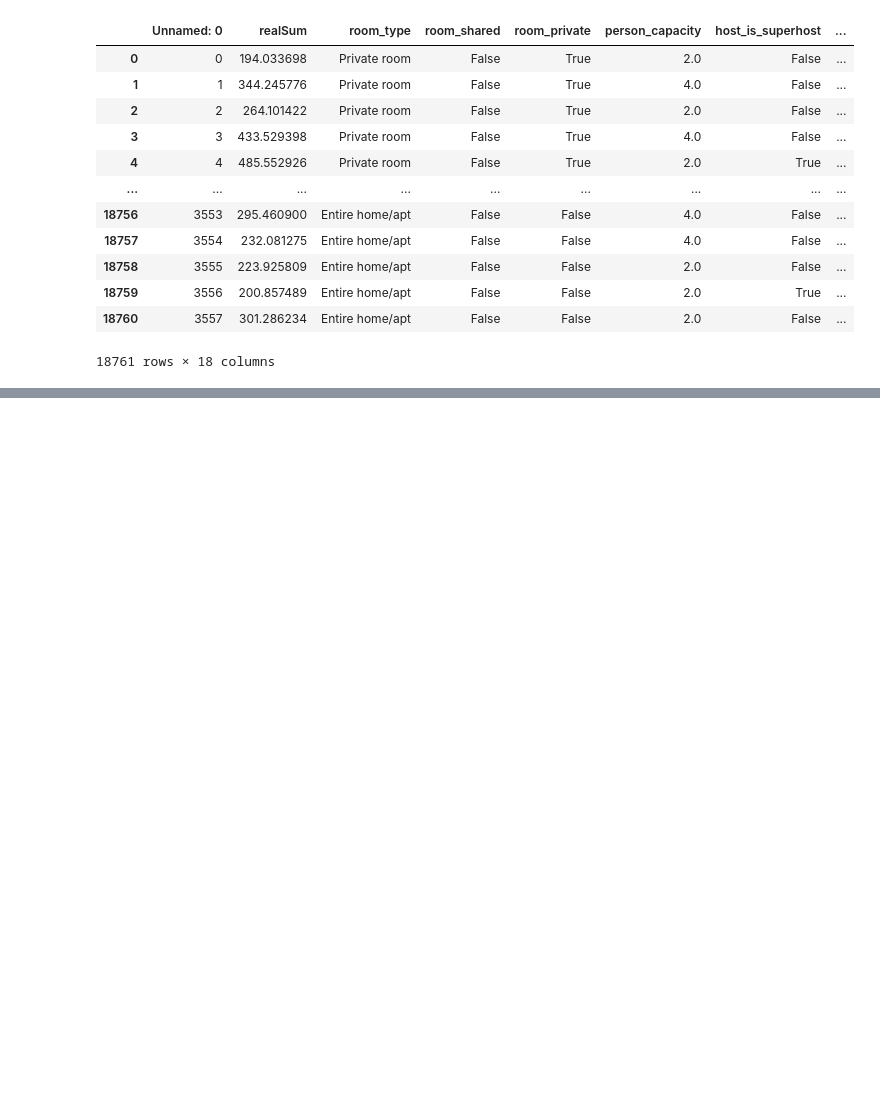
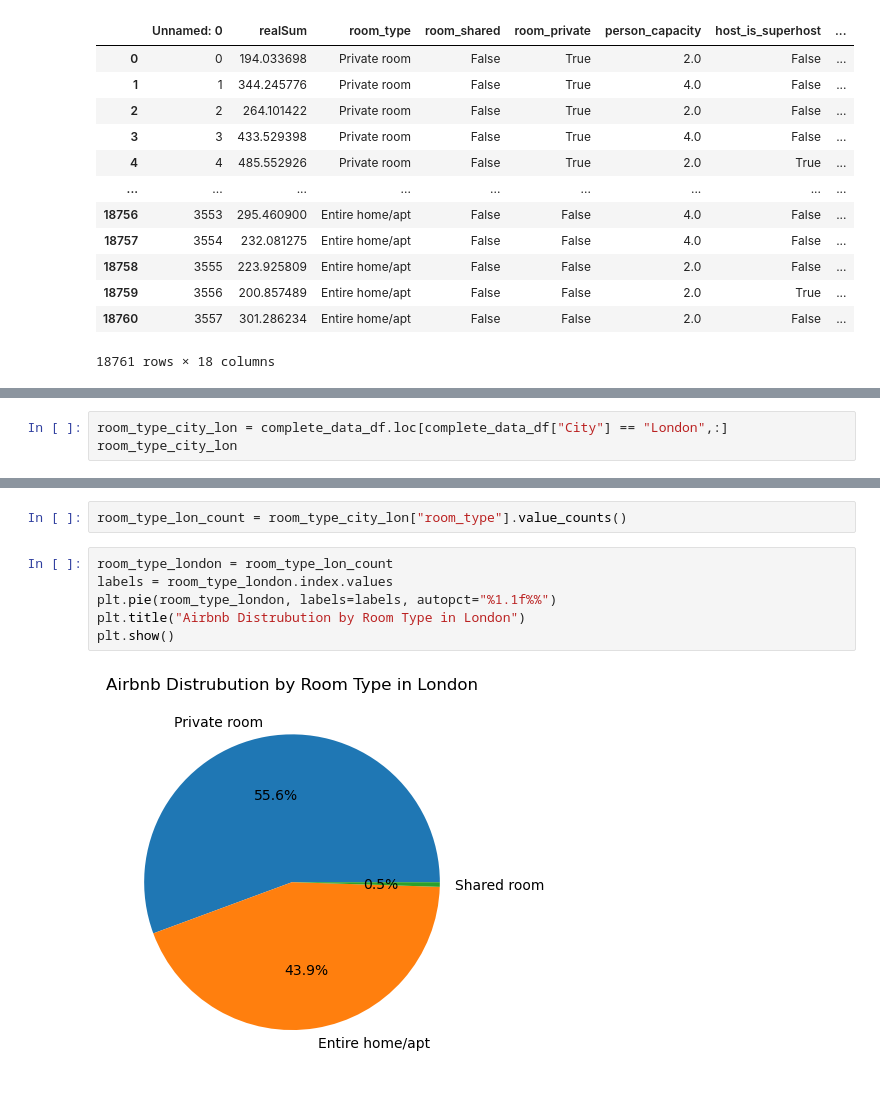
Before and after one commit to andrei-tabachk/team6-project-1, a Jupyter notebook: airbnb_comp.ipynb, the cells around one changed output, grey strips where cells are left out. Saved outputs shown, nothing was run; the diff lists cells and outputs as text; blank space fills up the shorter version.

```diff
--- a/airbnb_comp.ipynb
+++ b/airbnb_comp.ipynb
@@ -103,0 +148,3 @@ complete_data_df
+# %%
+room_type_city_lon = complete_data_df.loc[complete_data_df["City"] == "London",:]
+room_type_city_lon
@@ -103,0 +165,10 @@ complete_data_df
+# %%
+room_type_lon_count = room_type_city_lon["room_type"].value_counts()
+# %%
+room_type_london = room_type_lon_count
+labels = room_type_london.index.values
+plt.pie(room_type_london, labels=labels, autopct="%1.1f%%")
+plt.title("Airbnb Distrubution by Room Type in London")
+plt.show()
+# %% [output]
+[figure, added]
```
Also changed, not shown: parts of 8 cells of this notebook.
